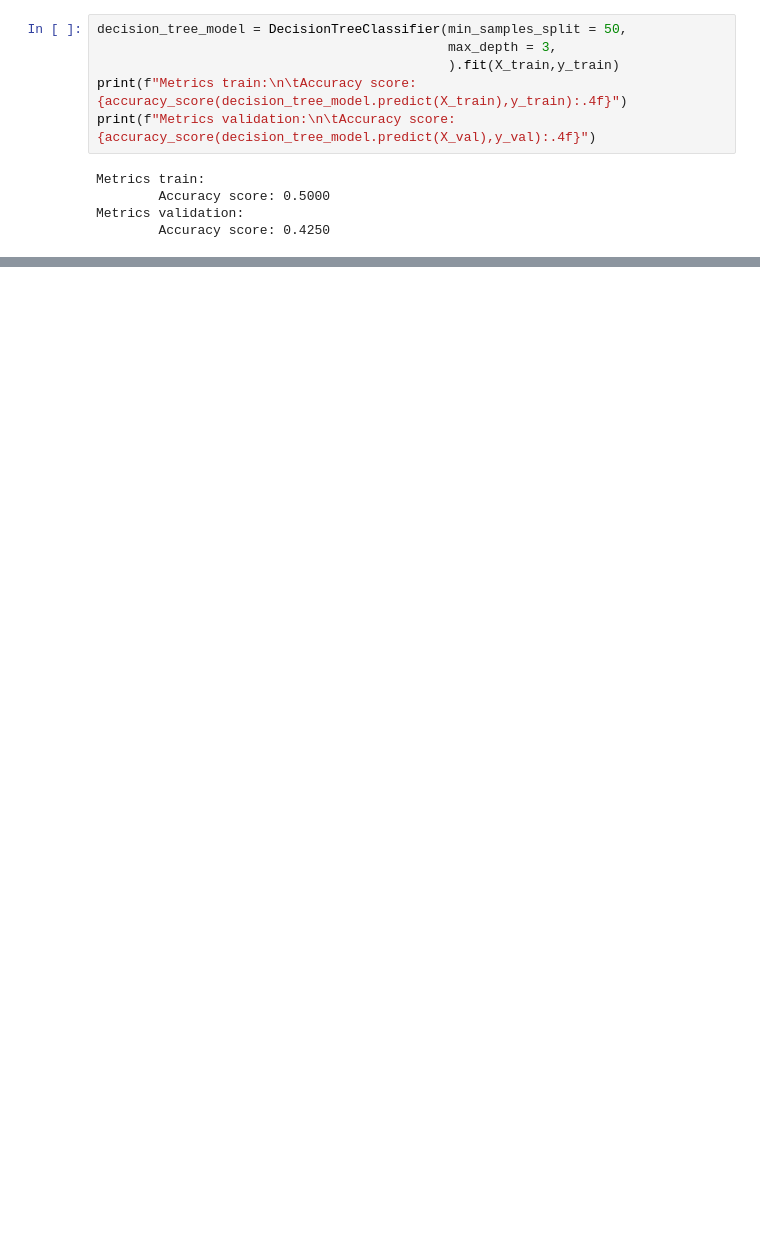
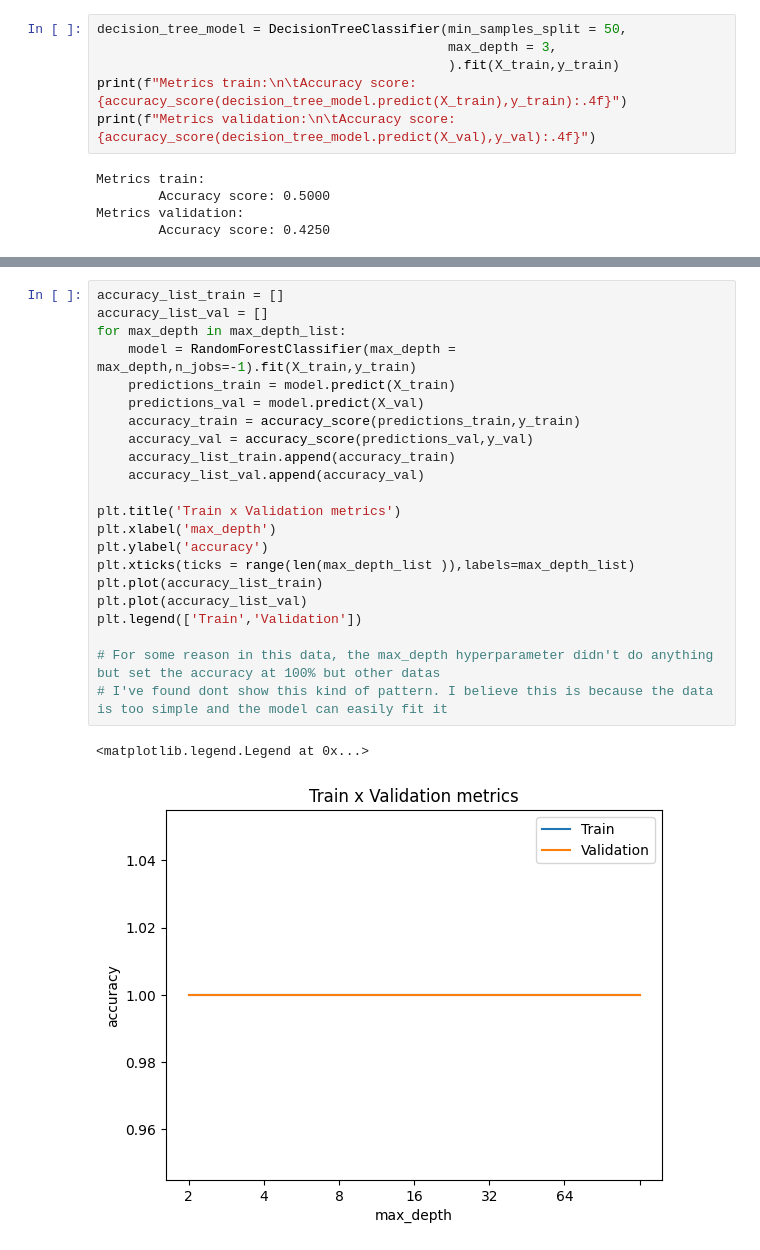
Before and after one commit to Danvictorgithub/cat-or-dog-classification-with-decision-trees, a Jupyter notebook: main.ipynb, the cells around one changed output, grey strips where cells are left out. Saved outputs shown, nothing was run; the diff lists cells and outputs as text; blank space fills up the shorter version.

```diff
--- a/main.ipynb
+++ b/main.ipynb
@@ -112,0 +145,25 @@ Metrics validation:
+# %%
+accuracy_list_train = []
+accuracy_list_val = []
+for max_depth in max_depth_list:
+    model = RandomForestClassifier(max_depth = max_depth,n_jobs=-1).fit(X_train,y_train)
+    predictions_train = model.predict(X_train)
+    predictions_val = model.predict(X_val)
+    accuracy_train = accuracy_score(predictions_train,y_train)
+    accuracy_val = accuracy_score(predictions_val,y_val)
+    accuracy_list_train.append(accuracy_train)
+    accuracy_list_val.append(accuracy_val)
+
+plt.title('Train x Validation metrics')
+plt.xlabel('max_depth')
+plt.ylabel('accuracy')
+plt.xticks(ticks = range(len(max_depth_list )),labels=max_depth_list)
+plt.plot(accuracy_list_train)
+plt.plot(accuracy_list_val)
+plt.legend(['Train','Validation'])
+
+# For some reason in this data, the max_depth hyperparameter didn't do anything but set the accuracy at 100% but other datas
+# I've found dont show this kind of pattern. I believe this is because the data is too simple and the model can easily fit it
+# %% [output]
+<matplotlib.legend.Legend at 0x...>
+[figure, added]
```
Also changed, not shown: parts of 8 cells of this notebook.
